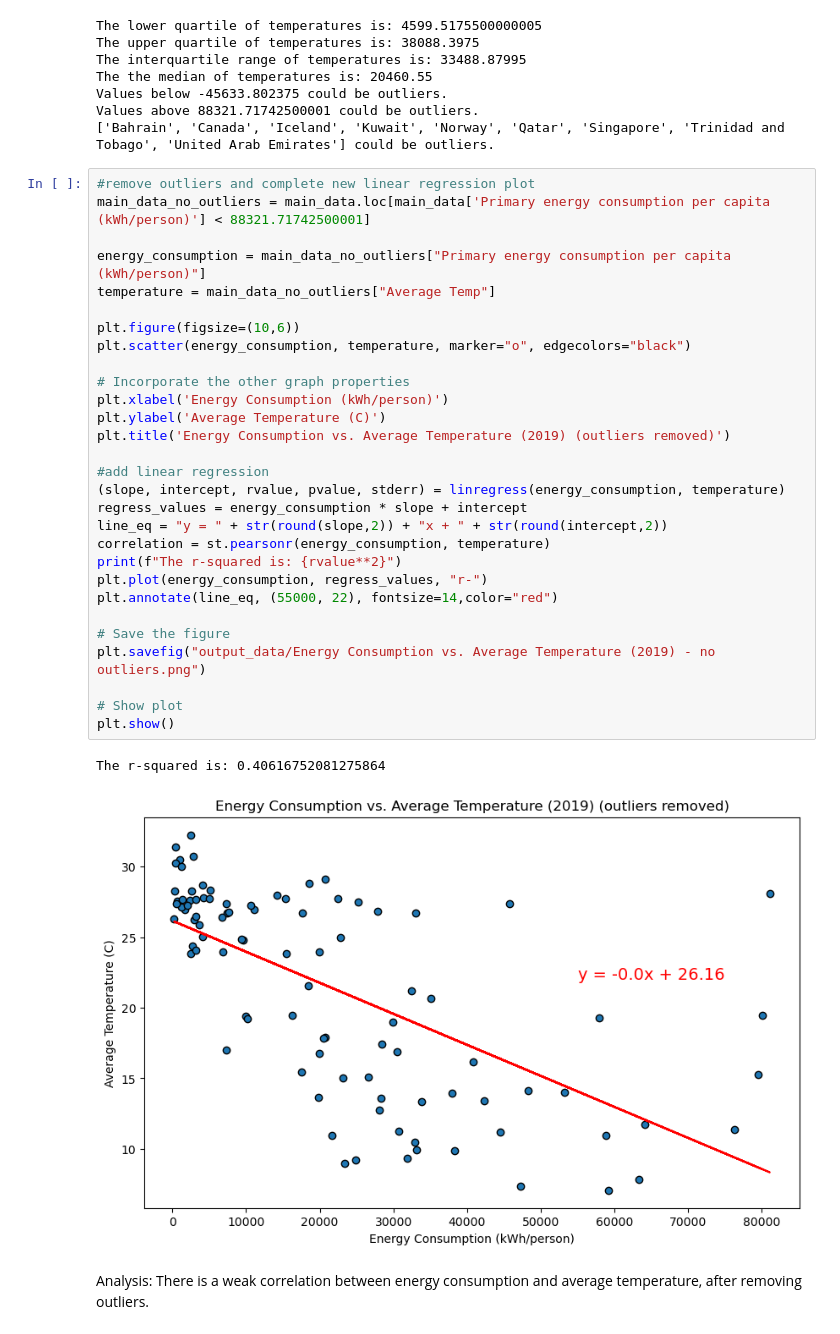
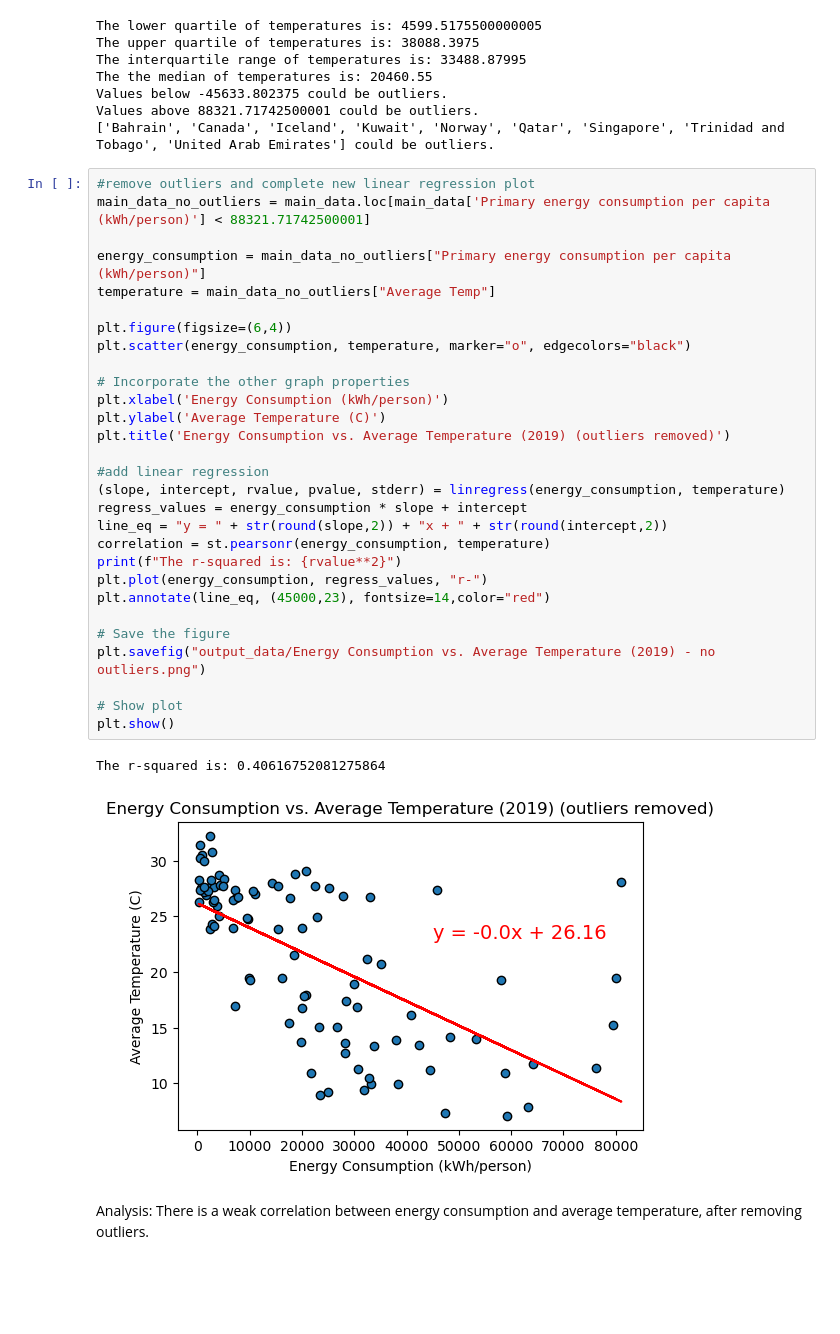
Before and after one commit to yosieph/Project1, a Jupyter notebook: project1update.ipynb, the cells around one changed output. Saved outputs shown, nothing was run; the diff lists cells and outputs as text; blank space fills up the shorter version.

```diff
--- a/project1update.ipynb
+++ b/project1update.ipynb
@@ -180,35 +180,35 @@ Values above 88321.71742500001 could be outliers.
 # %%
 #remove outliers and complete new linear regression plot
 main_data_no_outliers = main_data.loc[main_data['Primary energy consumption per capita (kWh/person)'] < 88321.71742500001]
 
 energy_consumption = main_data_no_outliers["Primary energy consumption per capita (kWh/person)"]
 temperature = main_data_no_outliers["Average Temp"]
 
-plt.figure(figsize=(10,6))
+plt.figure(figsize=(6,4))
 plt.scatter(energy_consumption, temperature, marker="o", edgecolors="black")
 
 # Incorporate the other graph properties
 plt.xlabel('Energy Consumption (kWh/person)')
 plt.ylabel('Average Temperature (C)')
 plt.title('Energy Consumption vs. Average Temperature (2019) (outliers removed)')
 
 #add linear regression
 (slope, intercept, rvalue, pvalue, stderr) = linregress(energy_consumption, temperature)
 regress_values = energy_consumption * slope + intercept
 line_eq = "y = " + str(round(slope,2)) + "x + " + str(round(intercept,2))
 correlation = st.pearsonr(energy_consumption, temperature)
 print(f"The r-squared is: {rvalue**2}")
 plt.plot(energy_consumption, regress_values, "r-")
-plt.annotate(line_eq, (55000, 22), fontsize=14,color="red")
+plt.annotate(line_eq, (45000,23), fontsize=14,color="red")
 
 # Save the figure
 plt.savefig("output_data/Energy Consumption vs. Average Temperature (2019) - no outliers.png")
 
 # Show plot
 plt.show()
 # %% [output]
 The r-squared is: 0.40616752081275864
-[figure, old version]
+[figure, new version]
 # %% [markdown]
 Analysis: There is a weak correlation between energy consumption and average temperature, after removing outliers.
 # %% [markdown]
```
Also changed, not shown: parts of 8 cells of this notebook, 7 other files.
